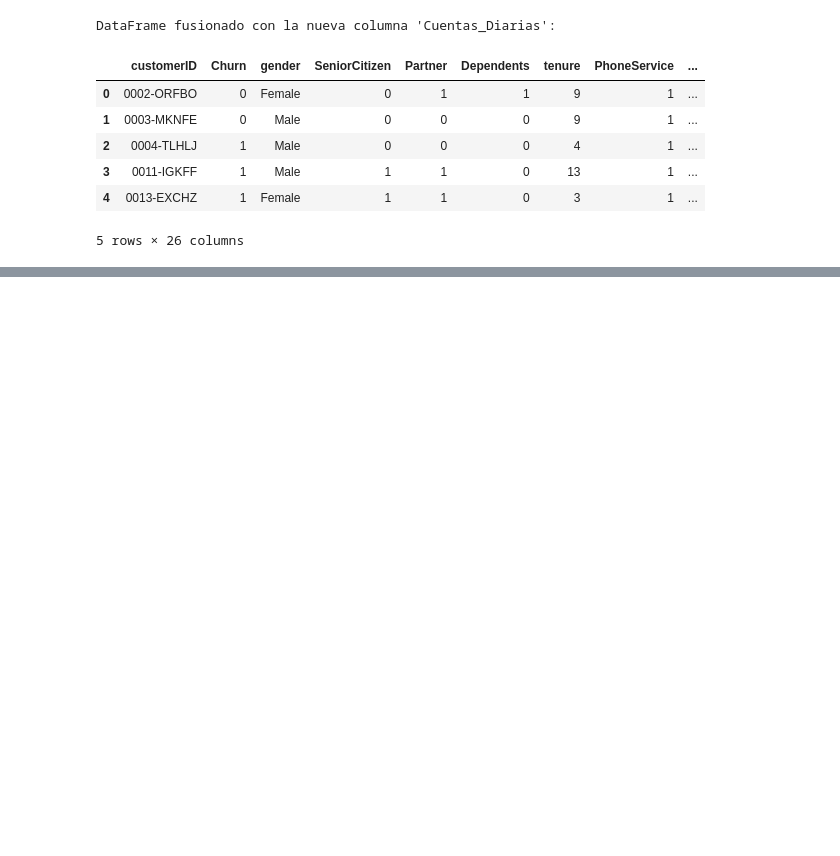
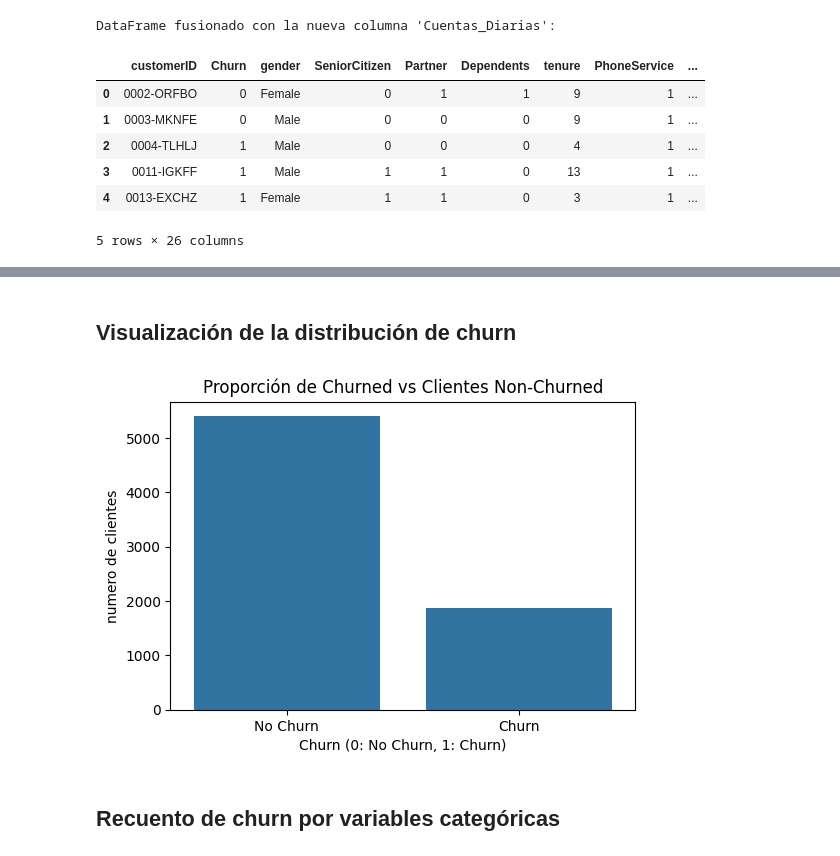
Before and after one commit to P0Iar/Challenge2-TelecomX, a Jupyter notebook: TelecomX_LATAM.ipynb, the cells around one changed output, grey strips where cells are left out. Drawn from its saved outputs; the diff is of its cells as text; code cells hidden in the pictures; blank space fills up the shorter version.

```diff
--- a/TelecomX_LATAM.ipynb
+++ b/TelecomX_LATAM.ipynb
@@ -358,0 +378,16 @@ DataFrame fusionado con la nueva columna 'Cuentas_Diarias':
+# %% [markdown]
+## Visualización de la distribución de churn
+# %%
+conteo_chrun = df_merged['Churn'].value_counts()
+
+plt.figure(figsize=(6, 4))
+sns.barplot(x=conteo_chrun.index, y=conteo_chrun.values)
+plt.title('Proporción de Churned vs Clientes Non-Churned')
+plt.xlabel('Churn (0: No Churn, 1: Churn)')
+plt.ylabel('numero de clientes')
+plt.xticks([0, 1], ['No Churn', 'Churn'])
+plt.show()
+# %% [output]
+[figure, added]
+# %% [markdown]
+## Recuento de churn por variables categóricas
```
Also changed, not shown: parts of 27 cells of this notebook.
